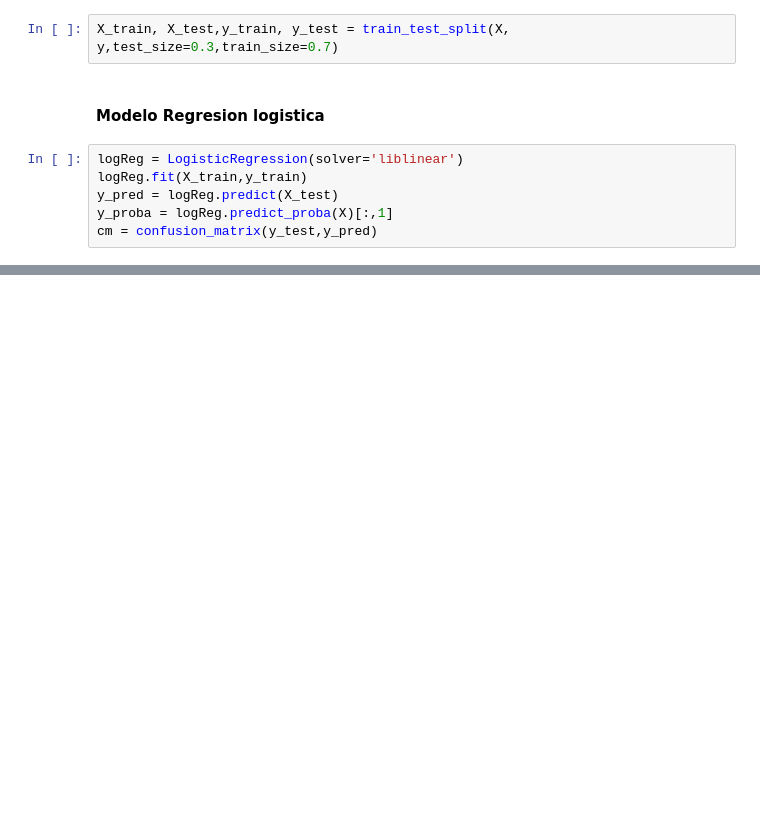
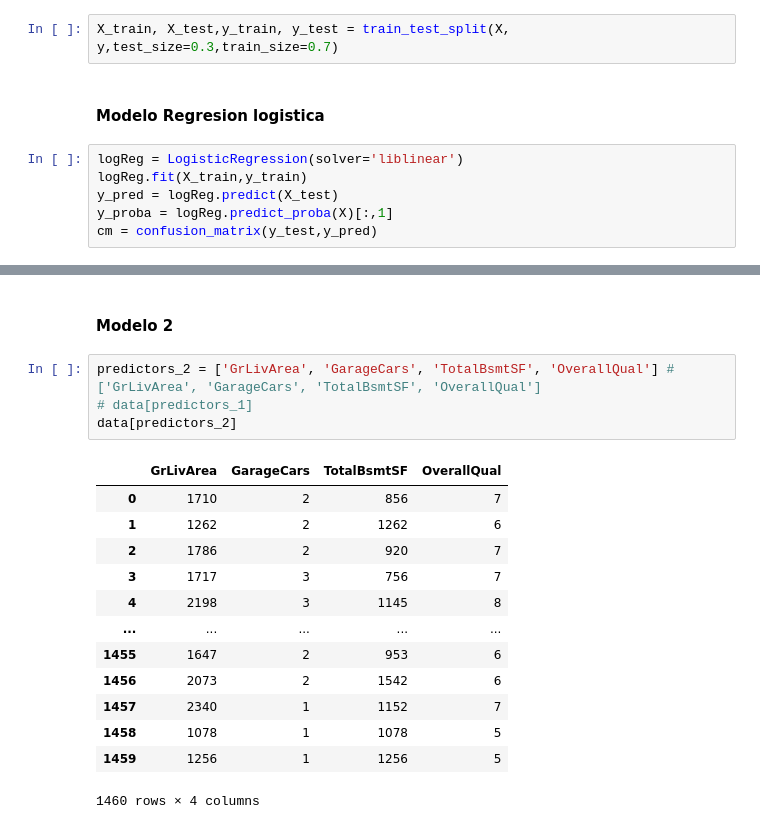
Before and after one commit to Andrei-Portales/hdt6-regresion_logistica, a Jupyter notebook: main.ipynb, the cells around one changed output, grey strips where cells are left out. Drawn from its saved outputs; the diff is of its cells as text; blank space fills up the shorter version.

Commit message:
Se agregaron 2 modelos

```diff
--- a/main.ipynb
+++ b/main.ipynb
@@ -155,0 +156,20 @@ Accuracy:  0.6768802228412256
+# %% [markdown]
+#### Modelo 2
+# %%
+predictors_2 = ['GrLivArea', 'GarageCars', 'TotalBsmtSF', 'OverallQual'] #['GrLivArea', 'GarageCars', 'TotalBsmtSF', 'OverallQual']
+# data[predictors_1]
+data[predictors_2]
+# %% [output]
+|  | GrLivArea | GarageCars | TotalBsmtSF | OverallQual |
+| 0 | 1710 | 2 | 856 | 7 |
+| 1 | 1262 | 2 | 1262 | 6 |
+| 2 | 1786 | 2 | 920 | 7 |
+| 3 | 1717 | 3 | 756 | 7 |
+| 4 | 2198 | 3 | 1145 | 8 |
+| ... | ... | ... | ... | ... |
+| 1455 | 1647 | 2 | 953 | 6 |
+| 1456 | 2073 | 2 | 1542 | 6 |
+| 1457 | 2340 | 1 | 1152 | 7 |
+| 1458 | 1078 | 1 | 1078 | 5 |
+| 1459 | 1256 | 1 | 1256 | 5 |
+1460 rows × 4 columns
```
Also changed, not shown: parts of 16 cells of this notebook.
